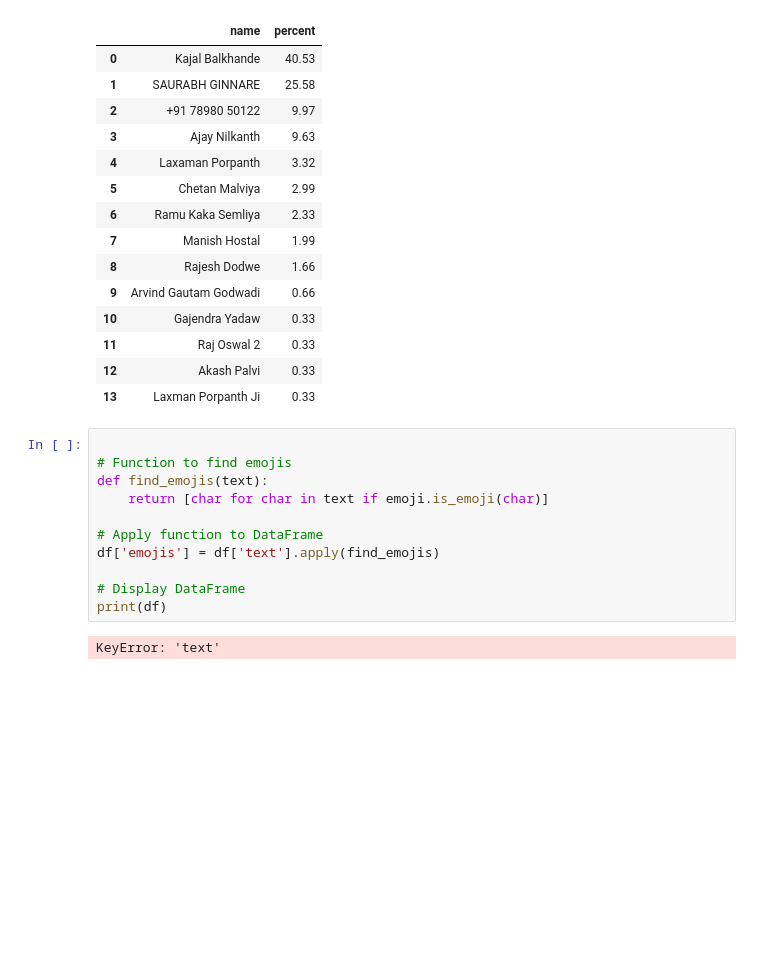
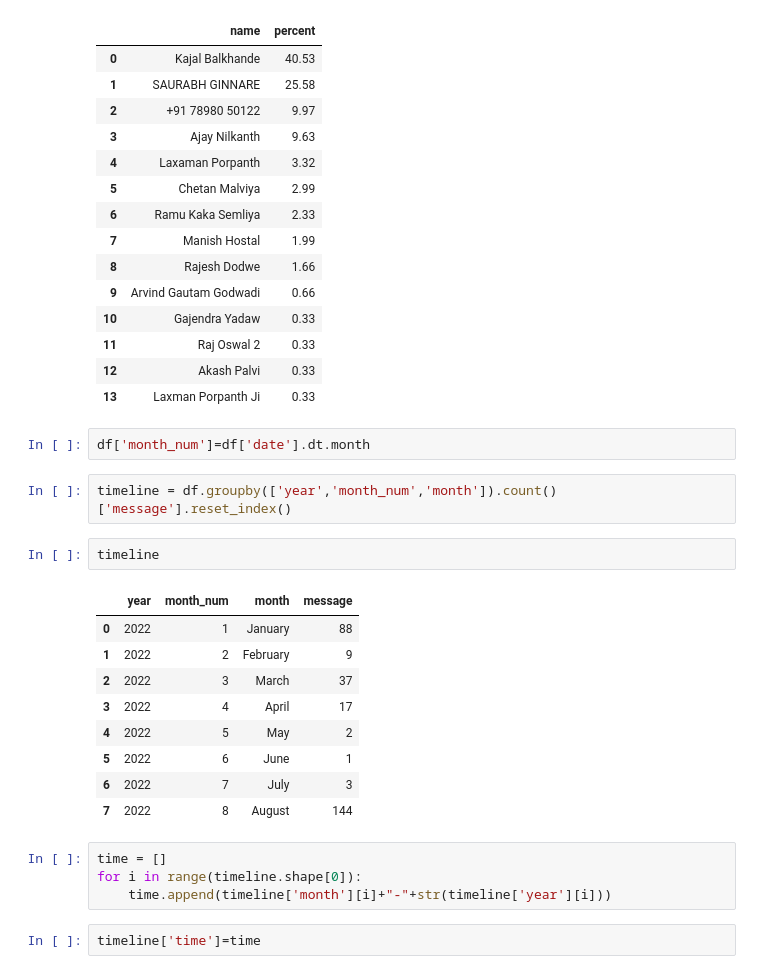
Before and after one commit to Saurabhginnare/whatsapp_chat_analysis_App, a Jupyter notebook: whatsapp-chat-analysis.ipynb, the cells around one changed output. Saved outputs shown, nothing was run; the diff lists cells and outputs as text; blank space fills up the shorter version.

```diff
--- a/whatsapp-chat-analysis.ipynb
+++ b/whatsapp-chat-analysis.ipynb
@@ -317,16 +317,25 @@ round((df['user'].value_counts()/df.shape[0])*100,2).reset_index().rename(column
 | 11 | Raj Oswal 2 | 0.33 |
 | 12 | Akash Palvi | 0.33 |
 | 13 | Laxman Porpanth Ji | 0.33 |
-# %%
-
-# Function to find emojis
-def find_emojis(text):
-    return [char for char in text if emoji.is_emoji(char)]
-
-# Apply function to DataFrame
-df['emojis'] = df['text'].apply(find_emojis)
-
-# Display DataFrame
-print(df)
-# %% [output]
-KeyError: 'text'
+# %%
+df['month_num']=df['date'].dt.month
+# %%
+timeline = df.groupby(['year','month_num','month']).count()['message'].reset_index()
+# %%
+timeline
+# %% [output]
+|  | year | month_num | month | message |
+| 0 | 2022 | 1 | January | 88 |
+| 1 | 2022 | 2 | February | 9 |
+| 2 | 2022 | 3 | March | 37 |
+| 3 | 2022 | 4 | April | 17 |
+| 4 | 2022 | 5 | May | 2 |
+| 5 | 2022 | 6 | June | 1 |
+| 6 | 2022 | 7 | July | 3 |
+| 7 | 2022 | 8 | August | 144 |
+# %%
+time = []
+for i in range(timeline.shape[0]):
+    time.append(timeline['month'][i]+"-"+str(timeline['year'][i]))
+# %%
+timeline['time']=time
```
Also changed, not shown: parts of 3 cells of this notebook, 6 other files.
